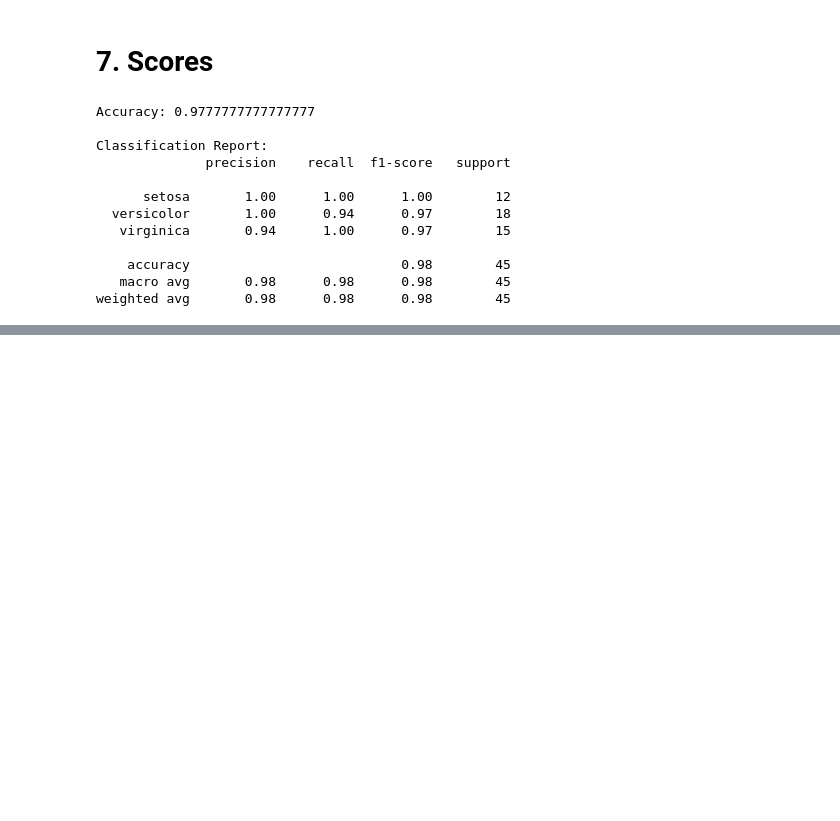
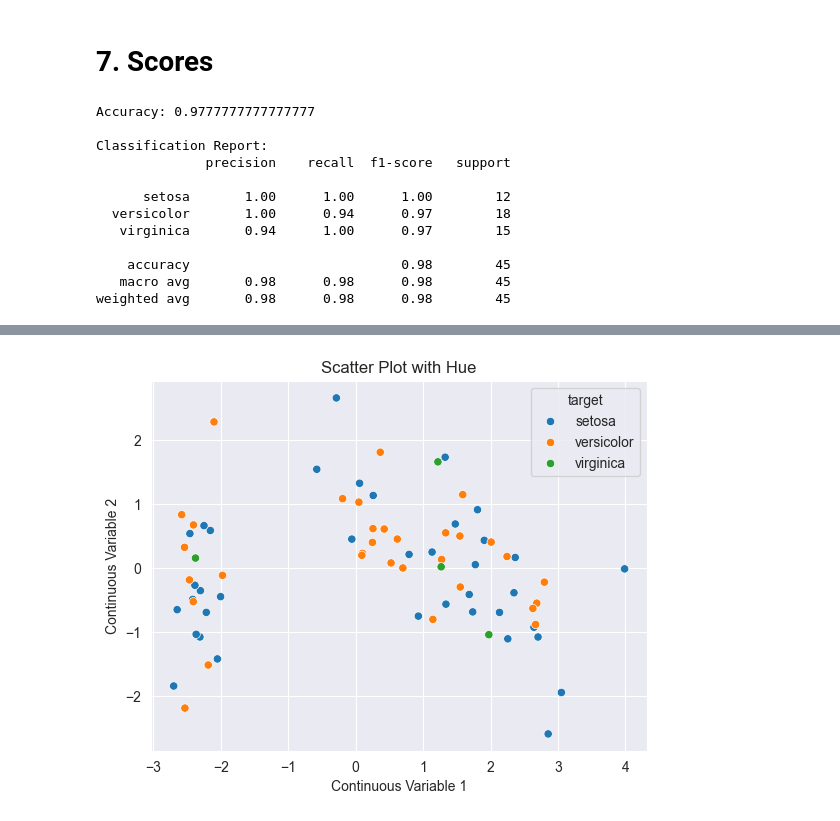
Before and after one commit to ShirsenduRyo/The_Basics, a Jupyter notebook: 01 Logistic Regression.ipynb, the cells around one changed output, grey strips where cells are left out. Drawn from its saved outputs; the diff is of its cells as text; code cells hidden in the pictures; blank space fills up the shorter version.

```diff
--- a/01 Logistic Regression.ipynb
+++ b/01 Logistic Regression.ipynb
@@ -208,0 +294,6 @@ weighted avg       0.98      0.98      0.98        45
+# %%
+np.random.seed(99)
+pca = PCA(n_components=2, random_state=99)
+
+X_train_pca = pd.DataFrame(pca.fit_transform(X_train), columns = ['var1', 'var2'])
+X_test_pca = pd.DataFrame(pca.transform(X_test), columns = ['var1', 'var2'])
@@ -208,0 +313,11 @@ weighted avg       0.98      0.98      0.98        45
+# %%
+sns.scatterplot(data=X_train_result, x='var1', y='var2', hue='target')
+
+# Add title and labels
+plt.title('Scatter Plot with Hue')
+plt.xlabel('Continuous Variable 1')
+plt.ylabel('Continuous Variable 2')
+# Show the plot
+plt.show()
+# %% [output]
+[figure, added]
```
Also changed, not shown: parts of 8 cells of this notebook.
